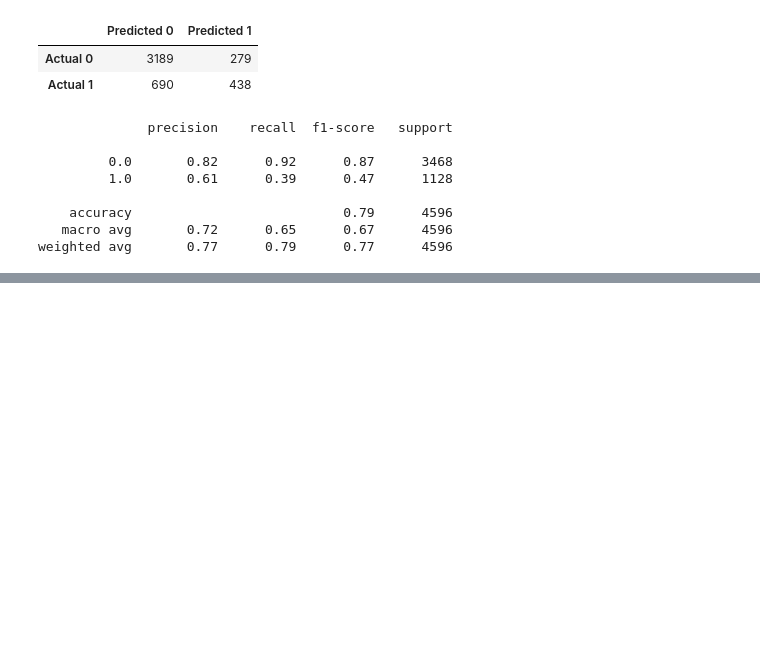
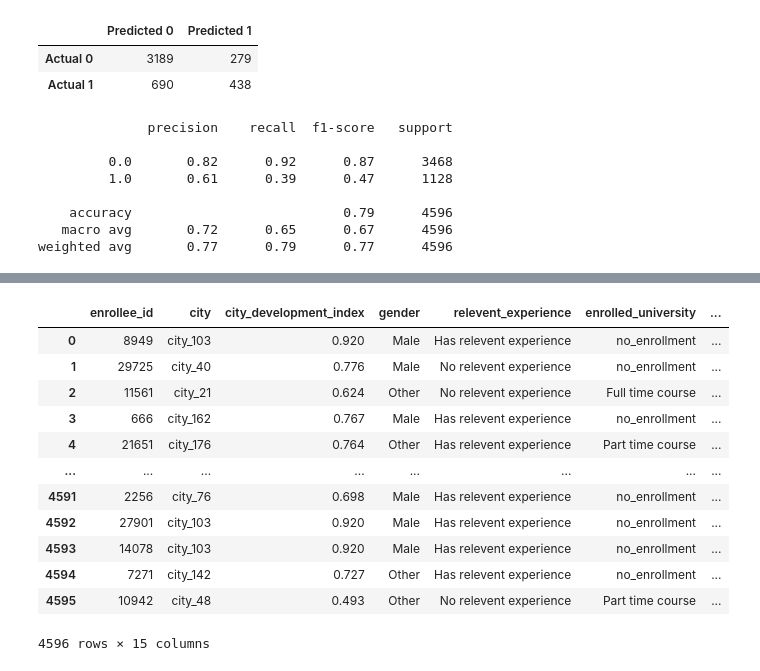
Before and after one commit to jonathansylvestre/HRproject, a Jupyter notebook: HR_GradBoost.ipynb, the cells around one changed output, grey strips where cells are left out. Saved outputs shown, nothing was run; the diff lists cells and outputs as text; code cells hidden in the pictures; blank space fills up the shorter version.

```diff
--- a/HR_GradBoost.ipynb
+++ b/HR_GradBoost.ipynb
@@ -265,3 +261,7 @@ print(classification_report(y_test, predictions))
     accuracy                           0.79      4596
    macro avg       0.72      0.65      0.67      4596
 weighted avg       0.77      0.79      0.77      4596
+# %%
+Predictions = pd.DataFrame({"Prediction": predictions})
+# %%
+results = pd.concat([df_HR, Predictions], axis=1)
@@ -267,0 +284,18 @@ weighted avg       0.77      0.79      0.77      4596
+# %%
+results.dropna(inplace=True)
+# %%
+results
+# %% [output]
+|  | enrollee_id | city | city_development_index | gender | relevent_experience | enrolled_university | ... |
+| 0 | 8949 | city_103 | 0.920 | Male | Has relevent experience | no_enrollment | ... |
+| 1 | 29725 | city_40 | 0.776 | Male | No relevent experience | no_enrollment | ... |
+| 2 | 11561 | city_21 | 0.624 | Other | No relevent experience | Full time course | ... |
+| 3 | 666 | city_162 | 0.767 | Male | Has relevent experience | no_enrollment | ... |
+| 4 | 21651 | city_176 | 0.764 | Other | Has relevent experience | Part time course | ... |
+| ... | ... | ... | ... | ... | ... | ... | ... |
+| 4591 | 2256 | city_76 | 0.698 | Male | Has relevent experience | no_enrollment | ... |
+| 4592 | 27901 | city_103 | 0.920 | Male | Has relevent experience | no_enrollment | ... |
+| 4593 | 14078 | city_103 | 0.920 | Male | Has relevent experience | no_enrollment | ... |
+| 4594 | 7271 | city_142 | 0.727 | Other | Has relevent experience | no_enrollment | ... |
+| 4595 | 10942 | city_48 | 0.493 | Other | No relevent experience | Part time course | ... |
+4596 rows × 15 columns
```
Also changed, not shown: parts of 12 cells of this notebook, 2 other files.
